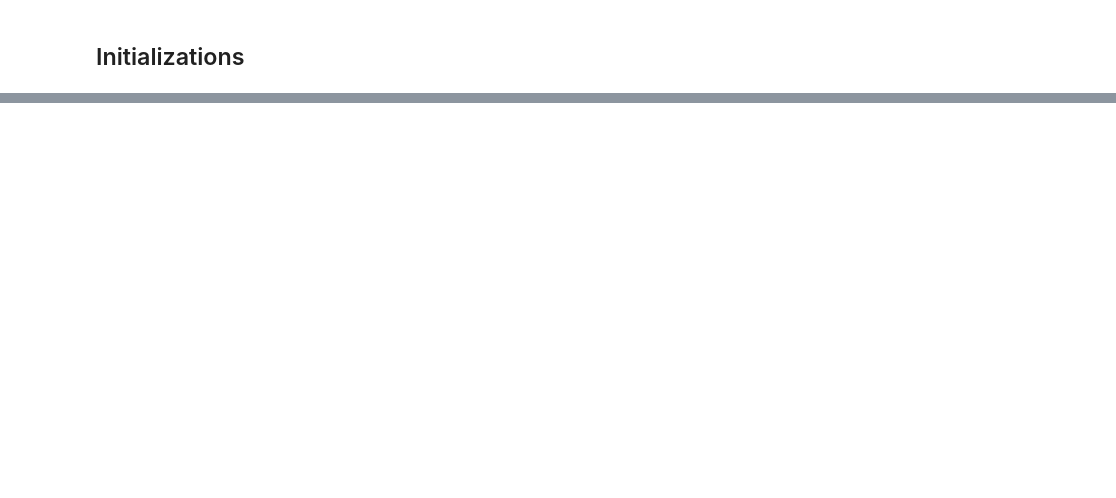
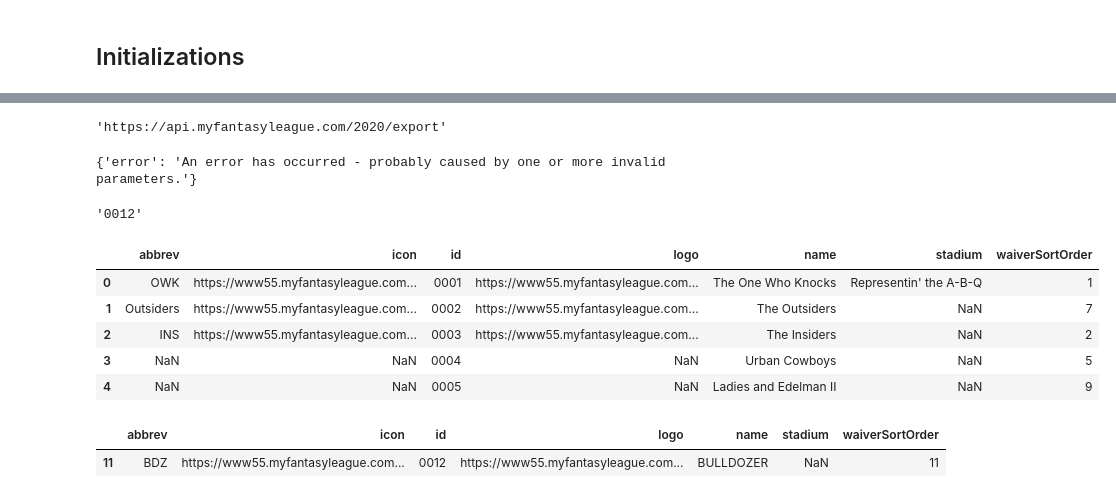
Before and after one commit to mmpatterson/Go-Bills, a Jupyter notebook: ipynb_files/api_connection.ipynb, the cells around one changed output, grey strips where cells are left out. Saved outputs shown, nothing was run; the diff lists cells and outputs as text; code cells hidden in the pictures; blank space fills up the shorter version.

```diff
--- a/ipynb_files/api_connection.ipynb
+++ b/ipynb_files/api_connection.ipynb
@@ -7,12 +8,14 @@ from pprint import pprint
 ## Initializations
 # %%
 # protocol = 'https'
-url = 'https://www54.myfantasyleague.com'
-league_id = '22556'
+url = 'https://api.myfantasyleague.com'
+league_id = 22556
 year = '2020'
 username = 'patterma'
-password = '#Canisius2012'
-request_type = 'league'
-impexp = 'import'
+password = 'Canisius2012'
+rosters = 'rosters'
+players = 'players'
+impexp = 'export'
+franchise_id = 'dieselDC3'
 # %%
 # protocol://host/year/import?TYPE=request_type&additional_args
@@ -41,0 +157,40 @@ JSONDecodeError: Expecting value: line 1 column 1 (char 0)
+# %%
+player_url = url + '/' + year + '/' + impexp
+
+player_url
+# + '/' + year + '/' + impexp
+# %% [output]
+'https://api.myfantasyleague.com/2020/export'
+# %%
+# url = 'https://www55.myfantasyleague.com/2020/export?TYPE=players&L=22556&APIKEY=&DETAILS=1&SINCE=&PLAYERS=14102&JSON=1'
+players = requests.get(player_url, params = player_params)
+players.json()
+# %% [output]
+{'error': 'An error has occurred - probably caused by one or more invalid parameters.'}
+# %%
+team_id = request.json()['rosters']['franchise'][-1]['id']
+team_id
+# %% [output]
+'0012'
+# %%
+team_params = {
+    'TYPE': 'league',
+    'L':league_id,
+    'JSON':1
+
+}
+# %%
+teams_df = pd.DataFrame(requests.get(full_url, params = team_params).json()['league']['franchises']['franchise'])
+teams_df.head()
+# %% [output]
+|  | abbrev | icon | id | logo | name | stadium | waiverSortOrder |
+| 0 | OWK | https://www55.myfantasyleague.com... | 0001 | https://www55.myfantasyleague.com... | The One Who Knocks | Representin' the A-B-Q | 1 |
+| 1 | Outsiders | https://www55.myfantasyleague.com... | 0002 | https://www55.myfantasyleague.com... | The Outsiders | NaN | 7 |
+| 2 | INS | https://www55.myfantasyleague.com... | 0003 | https://www55.myfantasyleague.com... | The Insiders | NaN | 2 |
+| 3 | NaN | NaN | 0004 | NaN | Urban Cowboys | NaN | 5 |
+| 4 | NaN | NaN | 0005 | NaN | Ladies and Edelman II | NaN | 9 |
+# %%
+teams_df[teams_df['id'] == team_id]
+# %% [output]
+|  | abbrev | icon | id | logo | name | stadium | waiverSortOrder |
+| 11 | BDZ | https://www55.myfantasyleague.com... | 0012 | https://www55.myfantasyleague.com... | BULLDOZER | NaN | 11 |
```
Also changed, not shown: parts of 19 cells of this notebook, 26 other files.
